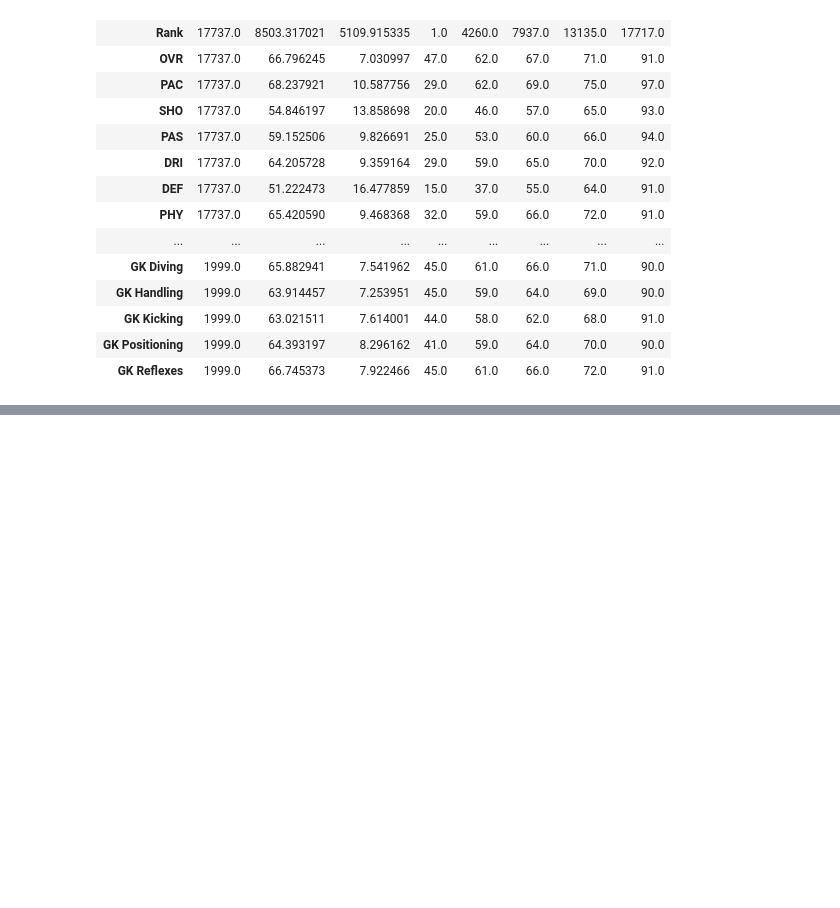
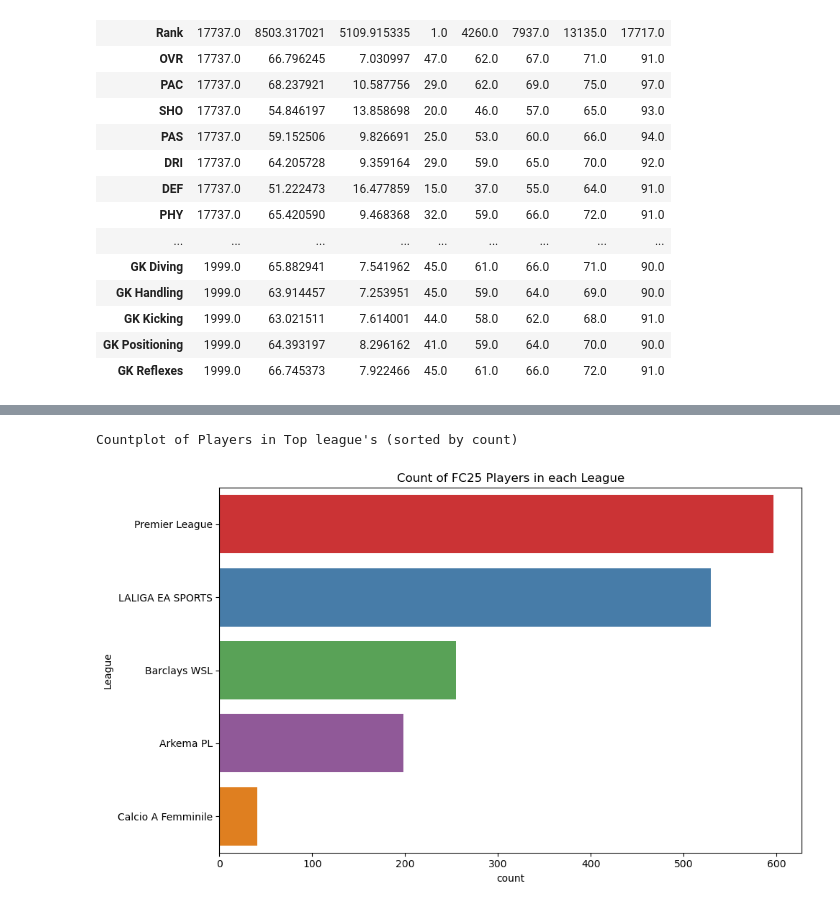
Before and after one commit to abryantgithub/FC25-EDA, a Jupyter notebook: FC25_All_Players_Analysis.ipynb, the cells around one changed output, grey strips where cells are left out. Saved outputs shown, nothing was run; the diff lists cells and outputs as text; code cells hidden in the pictures; blank space fills up the shorter version.

```diff
--- a/FC25_All_Players_Analysis.ipynb
+++ b/FC25_All_Players_Analysis.ipynb
@@ -58,0 +101,18 @@ dfa.describe().T
+# %%
+# Count of players in top leagues
+
+top_leagues = ["Calcio A Femminile", "Premier League", "Barclays WSL", "Arkema PL", "LALIGA EA SPORTS"]
+
+filtered_df = dfa.loc[dfa['League'].isin(top_leagues)]
+
+league_player_counts = filtered_df['League'].value_counts()
+
+print("\nCountplot of Players in Top league's (sorted by count)")
+plt.figure(figsize=(10, 6))
+sns.countplot(y='League', data=filtered_df, palette='Set1', order=league_player_counts.index)
+plt.title('Count of FC25 Players in each League')
+plt.tight_layout()
+plt.show()
+# %% [output]
+Countplot of Players in Top league's (sorted by count)
+[figure, added]
```
Also changed, not shown: parts of 13 cells of this notebook.
